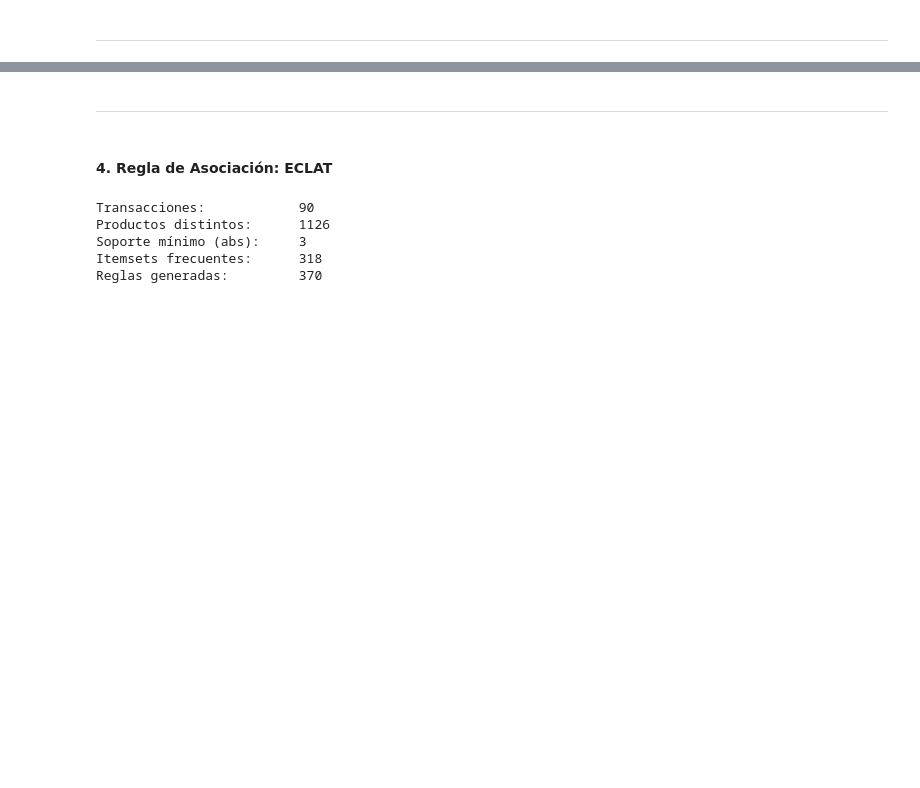
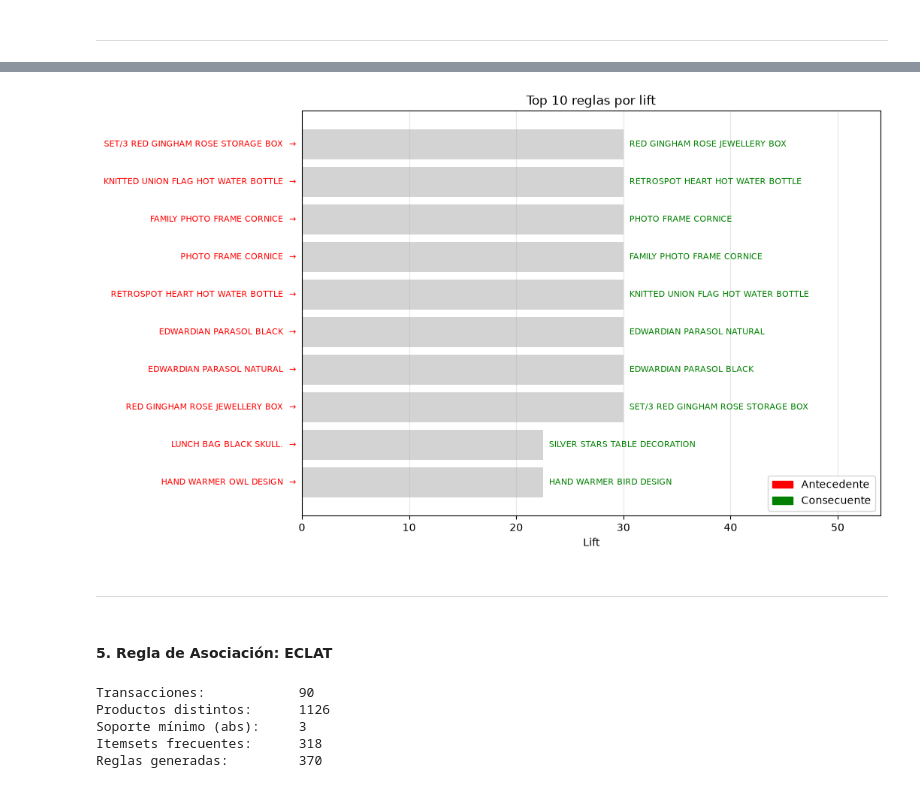
Before and after one commit to SharonOG23/Proyecto_MineriaDeDatosII, a Jupyter notebook: reporte_final/reporte_final.ipynb, the cells around one changed output, grey strips where cells are left out. Drawn from its saved outputs; the diff is of its cells as text; code cells hidden in the pictures; blank space fills up the shorter version.

```diff
--- a/reporte_final/reporte_final.ipynb
+++ b/reporte_final/reporte_final.ipynb
@@ -64,7 +113,13 @@ NameError: name 'pd' is not defined
+# %%
+# Grafica de barras de las reglas generadas por el modelo Apriori, mostrando los productos y sus relaciones
+
+modelo_apriori.graficar_barras(top=10)
+# %% [output]
+[figure, added]
 # %% [markdown]
 ----
 # %% [markdown]
-#### 4. Regla de Asociación: ECLAT
+#### 5. Regla de Asociación: ECLAT
 # %%
 # Llamado al modelo Eclat para generar reglas de asociación
 
```
Also changed, not shown: parts of 16 cells of this notebook, 1 other file.
